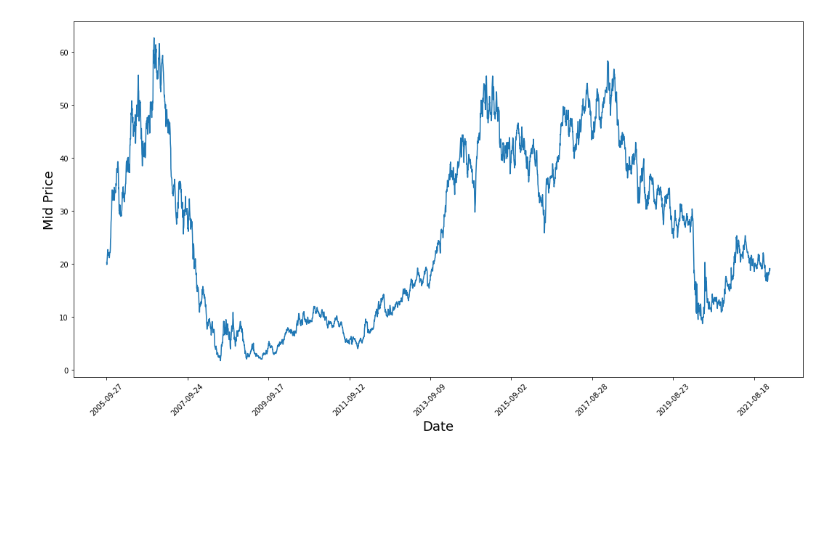
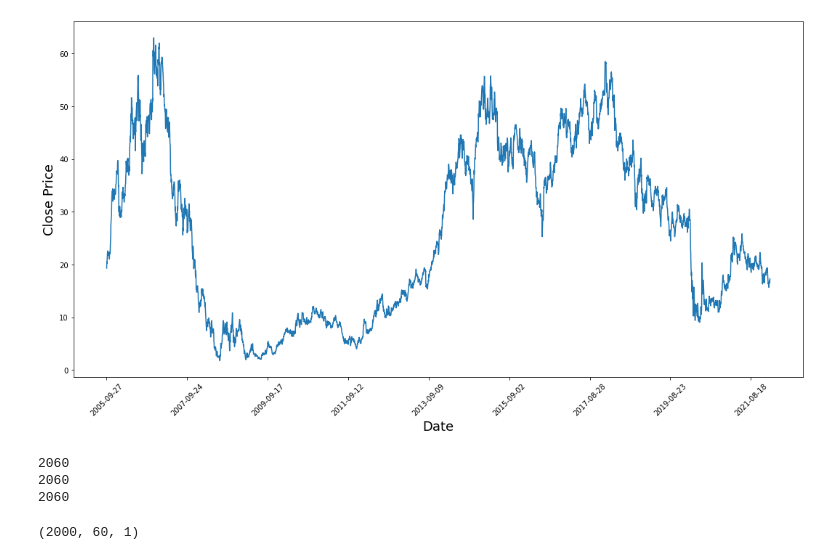
Before and after one commit to andrei-aleksanian/Bitcoin-price-prediction, a Jupyter notebook: attempt1LSTM.ipynb, the cells around one changed output. Saved outputs shown, nothing was run; the diff lists cells and outputs as text; code cells hidden in the pictures; blank space fills up the shorter version.

Commit message:
Build LSTM with custom ranges
Stuck at plotting the values. Dimensions are wrong in the guide

```diff
--- a/attempt1LSTM.ipynb
+++ b/attempt1LSTM.ipynb
@@ -56,9 +64,21 @@ df.head()
 # %%
 plt.figure(figsize = (18,9))
-plt.plot(range(df.shape[0]),(df['Low']+df['High'])/2.0)
+plt.plot(range(df.shape[0]), df['Close'])
 plt.xticks(range(0,df.shape[0],500),df['Date'].loc[::500],rotation=45)
 plt.xlabel('Date',fontsize=18)
-plt.ylabel('Mid Price',fontsize=18)
+plt.ylabel('Close Price',fontsize=18)
 plt.show()
 # %% [output]
-[figure, old version]
+[figure, new version]
+# %%
+midValue = int(df.iloc[:, 1].size/2)
+training_set = df.iloc[:midValue, 4:5].values
+test_set = df.iloc[midValue:, 4:5].values
+
+print(midValue)
+print(training_set.shape[0])
+print(test_set.shape[0])
+# %% [output]
+2060
+2060
+2060
@@ -64,0 +98,4 @@ plt.show()
+# %%
+X_train.shape
+# %% [output]
+(2000, 60, 1)
```
Also changed, not shown: parts of 13 cells of this notebook, 3 other files.
